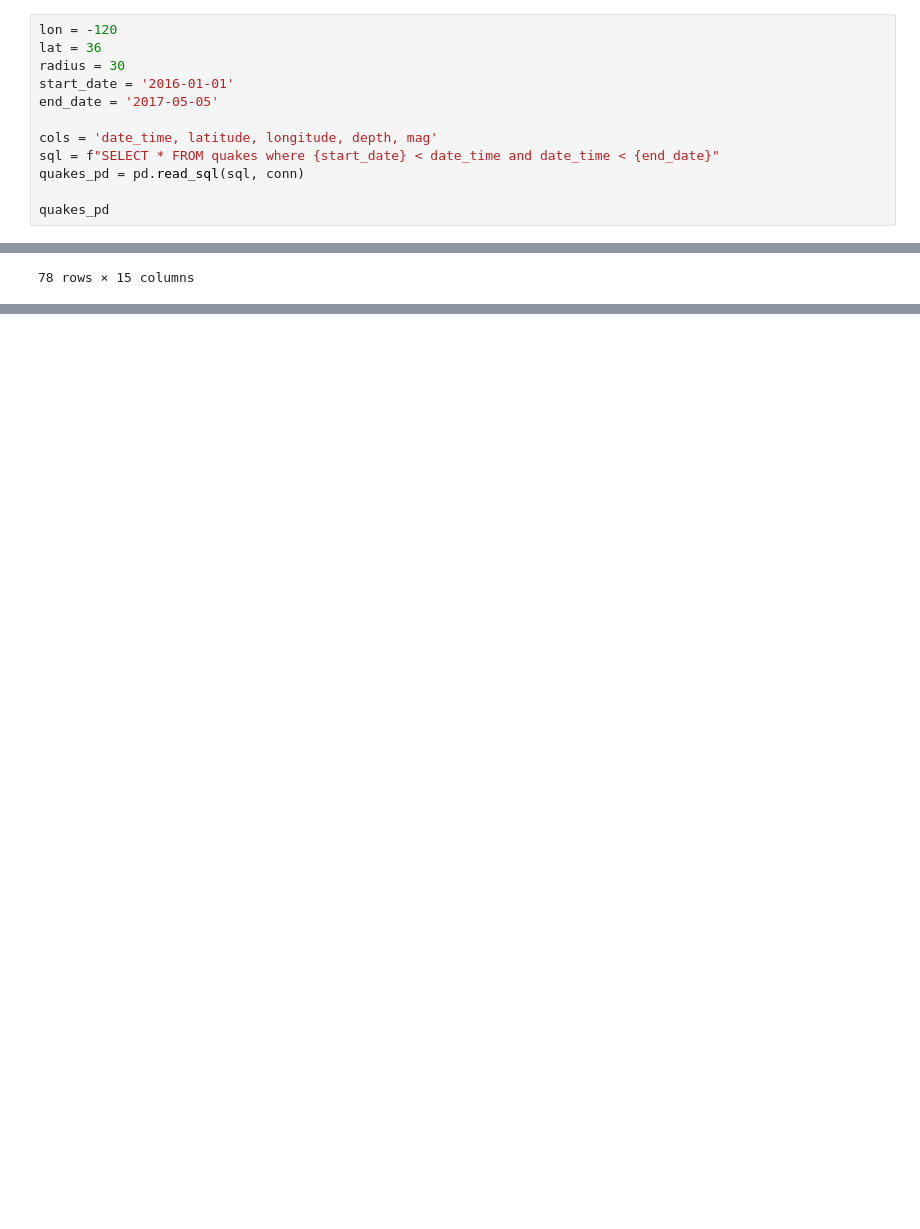
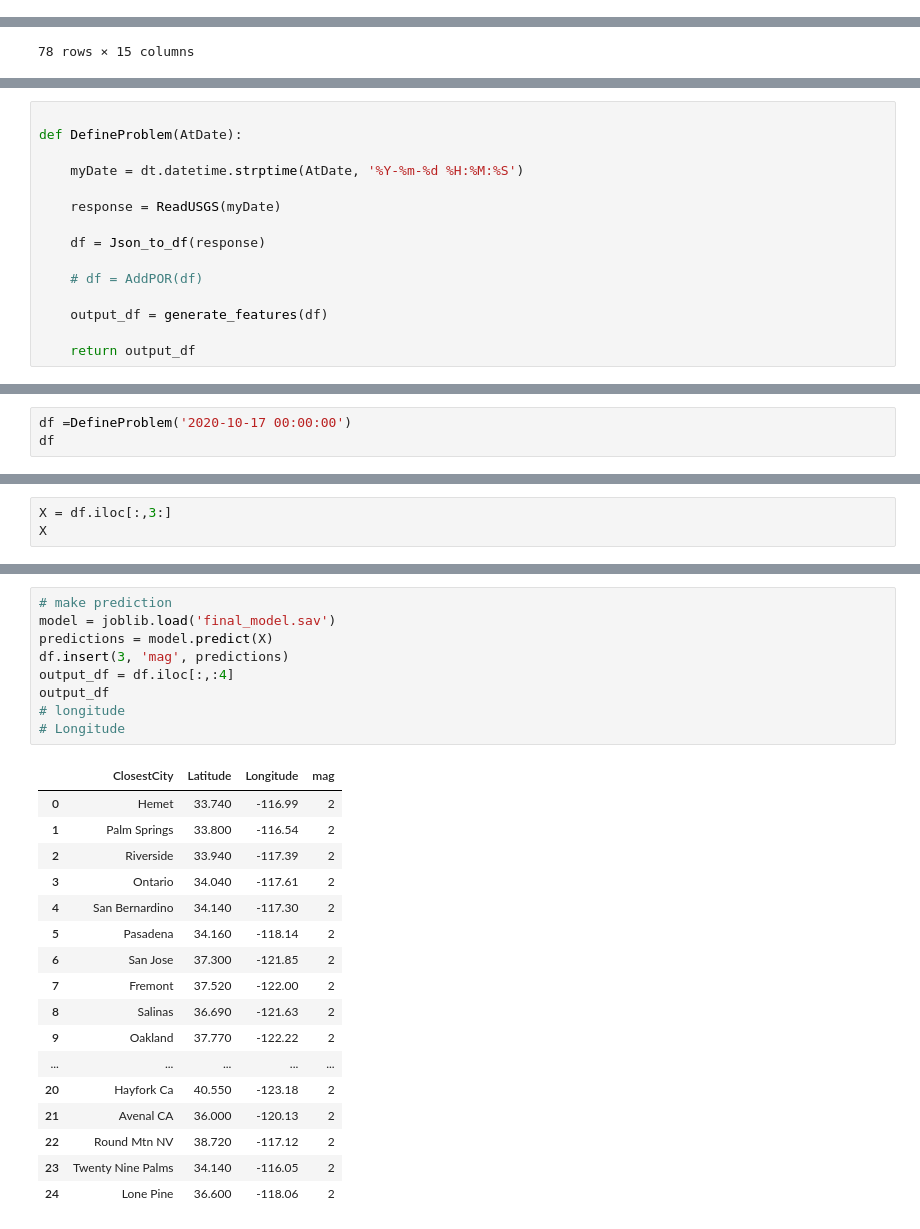
Before and after one commit to spakyari/quake-API, a Jupyter notebook: Proto.ipynb, the cells around one changed output, grey strips where cells are left out. Drawn from its saved outputs; the diff is of its cells as text; blank space fills up the shorter version.

Commit message:
predictions ready

```diff
--- a/Proto.ipynb
+++ b/Proto.ipynb
@@ -41,12 +16,0 @@ quakes_pd = pd.read_sql("SELECT * FROM quakes", conn)
-# %%
-lon = -120
-lat = 36
-radius = 30
-start_date = '2016-01-01'
-end_date = '2017-05-05'
-
-cols = 'date_time, latitude, longitude, depth, mag'
-sql = f"SELECT * FROM quakes where {start_date} < date_time and date_time < {end_date}"
-quakes_pd = pd.read_sql(sql, conn)
-
-quakes_pd
@@ -258,0 +162,15 @@ Note: you may need to restart the kernel to use updated packages.
+# %%
+
+def DefineProblem(AtDate):
+
+    myDate = dt.datetime.strptime(AtDate, '%Y-%m-%d %H:%M:%S')
+
+    response = ReadUSGS(myDate)
+
+    df = Json_to_df(response)
+
+    # df = AddPOR(df)
+
+    output_df = generate_features(df)
+
+    return output_df
@@ -258,0 +186,3 @@ Note: you may need to restart the kernel to use updated packages.
+# %%
+df =DefineProblem('2020-10-17 00:00:00')
+df
@@ -258,0 +207,3 @@ Note: you may need to restart the kernel to use updated packages.
+# %%
+X = df.iloc[:,3:]
+X
@@ -258,0 +228,27 @@ Note: you may need to restart the kernel to use updated packages.
+# %%
+# make prediction
+model = joblib.load('final_model.sav')
+predictions = model.predict(X)
+df.insert(3, 'mag', predictions)
+output_df = df.iloc[:,:4]
+output_df
+# longitude
+# Longitude
+# %% [output]
+|  | ClosestCity | Latitude | Longitude | mag |
+| 0 | Hemet | 33.740 | -116.99 | 2 |
+| 1 | Palm Springs | 33.800 | -116.54 | 2 |
+| 2 | Riverside | 33.940 | -117.39 | 2 |
+| 3 | Ontario | 34.040 | -117.61 | 2 |
+| 4 | San Bernardino | 34.140 | -117.30 | 2 |
+| 5 | Pasadena | 34.160 | -118.14 | 2 |
+| 6 | San Jose | 37.300 | -121.85 | 2 |
+| 7 | Fremont | 37.520 | -122.00 | 2 |
+| 8 | Salinas | 36.690 | -121.63 | 2 |
+| 9 | Oakland | 37.770 | -122.22 | 2 |
+| ... | ... | ... | ... | ... |
+| 20 | Hayfork Ca | 40.550 | -123.18 | 2 |
+| 21 | Avenal CA | 36.000 | -120.13 | 2 |
+| 22 | Round Mtn NV | 38.720 | -117.12 | 2 |
+| 23 | Twenty Nine Palms | 34.140 | -116.05 | 2 |
+| 24 | Lone Pine | 36.600 | -118.06 | 2 |
```
Also changed, not shown: parts of 17 cells of this notebook, 4 other files.
